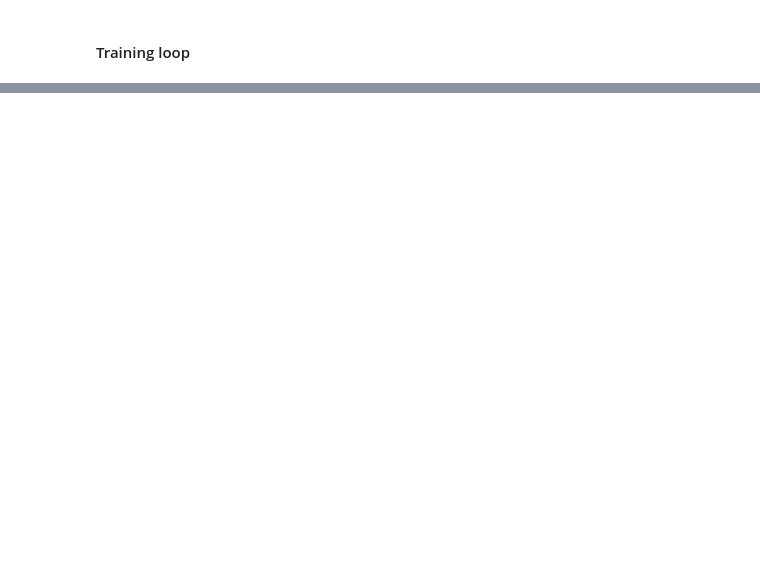
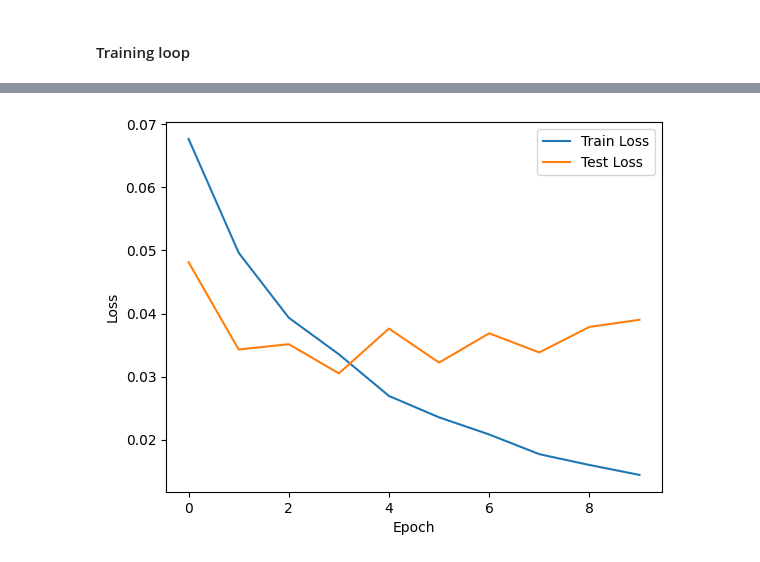
Before and after one commit to Warren-SJ/Image-Assignment-3, a Jupyter notebook: 210236P_a03.ipynb, the cells around one changed output, grey strips where cells are left out. Cells and saved outputs as stored; diff of their text form; code cells hidden in the pictures; blank space fills up the shorter version.

```diff
--- a/210236P_a03.ipynb
+++ b/210236P_a03.ipynb
@@ -486,0 +400,9 @@ Accuracy: 0.26143790849673204
+# %%
+plt.plot(train_loss_hist, label='Train Loss')
+plt.plot(test_loss_hist, label='Test Loss')
+plt.xlabel('Epoch')
+plt.ylabel('Loss')
+plt.legend()
+plt.show()
+# %% [output]
+[figure, added]
```
Also changed, not shown: parts of 55 cells of this notebook.
